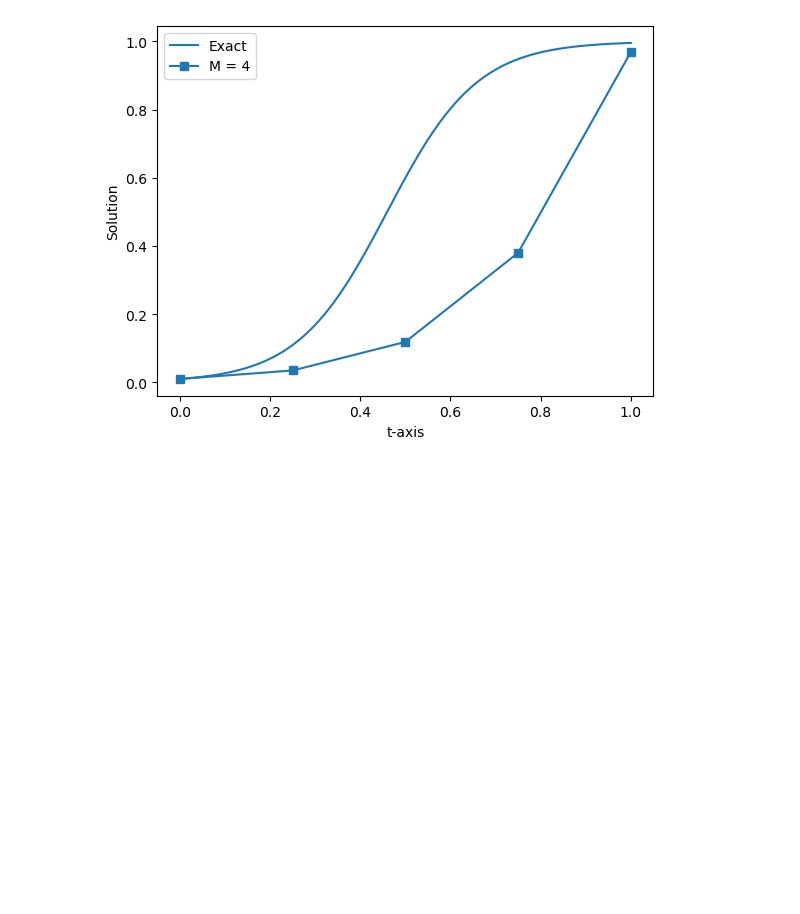
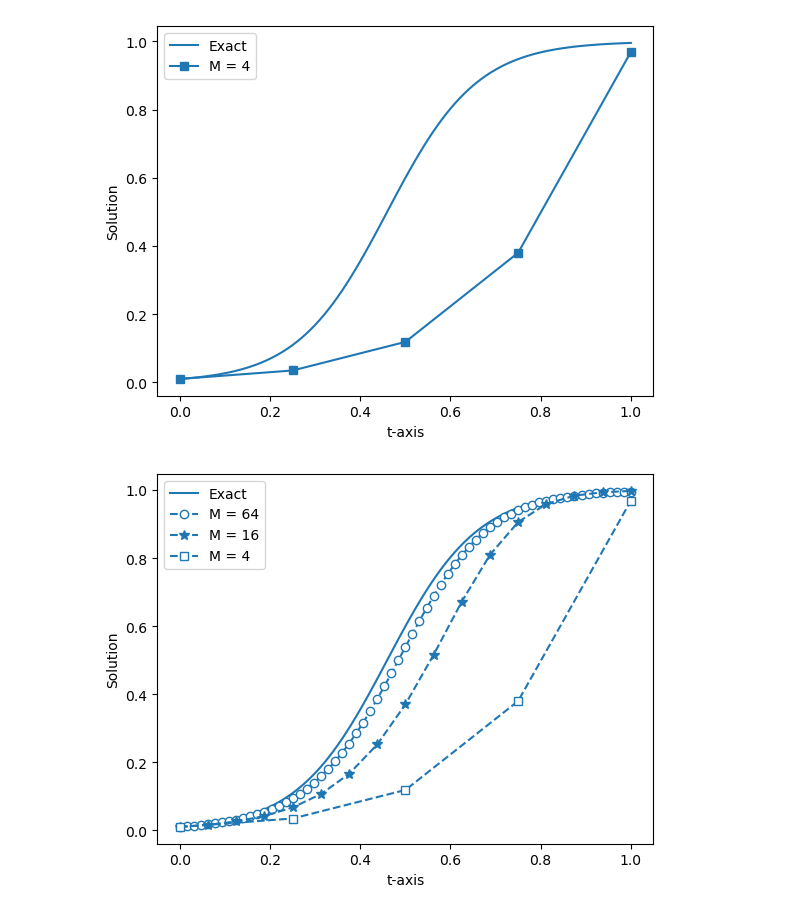
Before and after one commit to seafoodfry/numerical-analysis, a Jupyter notebook: numerical-methods-differential-equations/IVPs.ipynb, the cells around one changed output. Saved outputs shown, nothing was run; the diff lists cells and outputs as text; code cells hidden in the pictures; blank space fills up the shorter version.

```diff
--- a/numerical-methods-differential-equations/IVPs.ipynb
+++ b/numerical-methods-differential-equations/IVPs.ipynb
@@ -98,3 +98,47 @@ ax.legend()
 plt.show()
 # %% [output]
 [figure]
+# %%
+def forward_diff(T, M, y_0) -> tuple[npt.NDArray[np.float64], npt.NDArray[np.float64]]:
+    """
+    PARAMETERS
+    ----------
+    T: final time -> 0 < t < T
+    M: number of time steps
+    y_0: initial value -> y(t=0)
+
+    RETURNS
+    -------
+    time, y: np.array[float64]
+    """
+    time = np.linspace(0, T, M+1)
+    y = np.zeros(M+1)
+    y[0] = y_0
+
+    k = T / M
+    for i in range(M):
+        y[i+1] = y[i] + (10 * k * y[i] * (1.0 - y[i]))
+
+    return time, y
+# %%
+time_4 = time.copy()
+y_4 = y.copy()
+# %%
+time_16, y_16 = forward_diff(1, 16, 0.01)
+time_64, y_64 = forward_diff(1, 64, 0.01)
+# %%
+fig, ax = plt.subplots()
+
+ax.set_ylabel("Solution")
+ax.set_xlabel("t-axis")
+
+# Markers https://matplotlib.org/stable/api/markers_api.html
+ax.plot(time_exact, y_exact, label="Exact")
+ax.plot(time_64, y_64, color='tab:blue', marker="o", linestyle="dashed", markerfacecolor="white", label="M = 64")
+ax.plot(time_16, y_16, color='tab:blue', marker="*", linestyle="dashed", markersize=7, label="M = 16")
+ax.plot(time_4, y_4, color='tab:blue', marker="s", linestyle="dashed", markerfacecolor="white", label="M = 4")
+
+ax.legend()
+plt.show()
+# %% [output]
+[figure, added]
```
Also changed, not shown: parts of 6 cells of this notebook.
